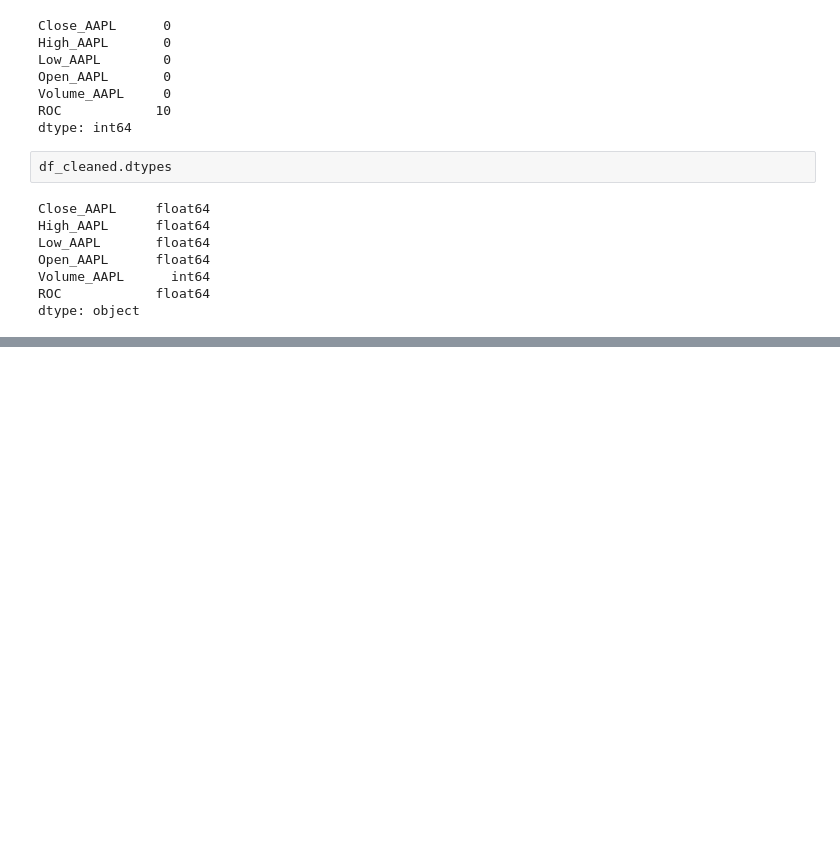
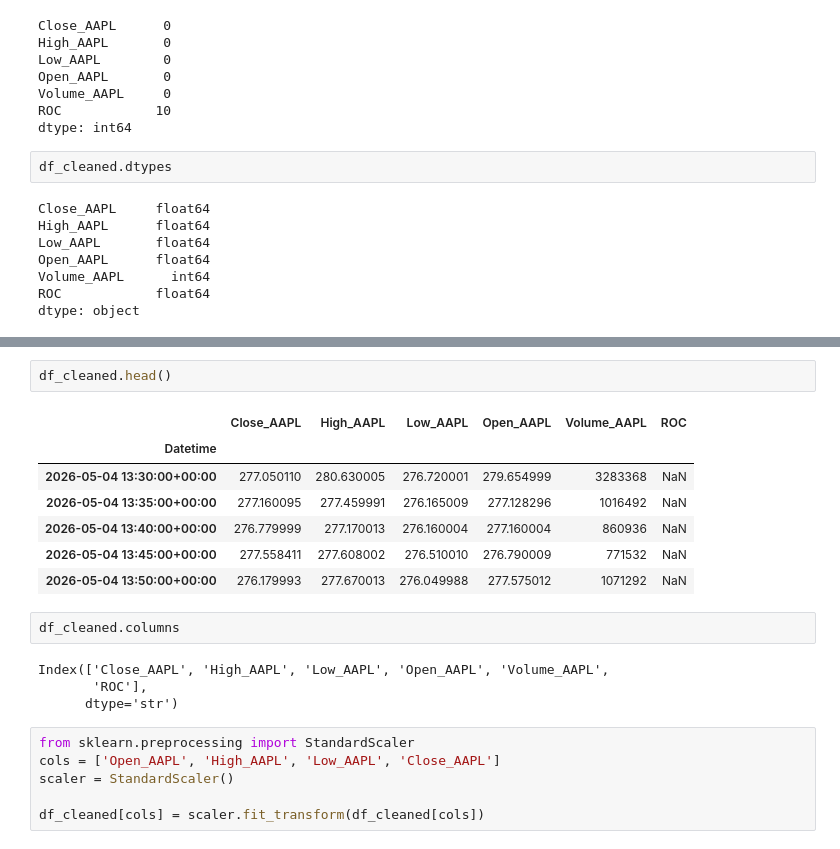
Before and after one commit to Priyamkumar8778/algo-trading, a Jupyter notebook: 7EDA.ipynb, the cells around one changed output, grey strips where cells are left out. Cells and saved outputs as stored; diff of their text form; blank space fills up the shorter version.

```diff
--- a/7EDA.ipynb
+++ b/7EDA.ipynb
@@ -228,0 +236,22 @@ df_cleaned = df_cleaned.astype(int)
+# %%
+df_cleaned.head()
+# %% [output]
+|  | Close_AAPL | High_AAPL | Low_AAPL | Open_AAPL | Volume_AAPL | ROC |
+| Datetime |  |  |  |  |  |  |
+| 2026-05-04 13:30:00+00:00 | 277.050110 | 280.630005 | 276.720001 | 279.654999 | 3283368 | NaN |
+| 2026-05-04 13:35:00+00:00 | 277.160095 | 277.459991 | 276.165009 | 277.128296 | 1016492 | NaN |
+| 2026-05-04 13:40:00+00:00 | 276.779999 | 277.170013 | 276.160004 | 277.160004 | 860936 | NaN |
+| 2026-05-04 13:45:00+00:00 | 277.558411 | 277.608002 | 276.510010 | 276.790009 | 771532 | NaN |
+| 2026-05-04 13:50:00+00:00 | 276.179993 | 277.670013 | 276.049988 | 277.575012 | 1071292 | NaN |
+# %%
+df_cleaned.columns
+# %% [output]
+Index(['Close_AAPL', 'High_AAPL', 'Low_AAPL', 'Open_AAPL', 'Volume_AAPL',
+       'ROC'],
+      dtype='str')
+# %%
+from sklearn.preprocessing import StandardScaler
+cols = ['Open_AAPL', 'High_AAPL', 'Low_AAPL', 'Close_AAPL']
+scaler = StandardScaler()
+
+df_cleaned[cols] = scaler.fit_transform(df_cleaned[cols])
```
Also changed, not shown: parts of 21 cells of this notebook.
